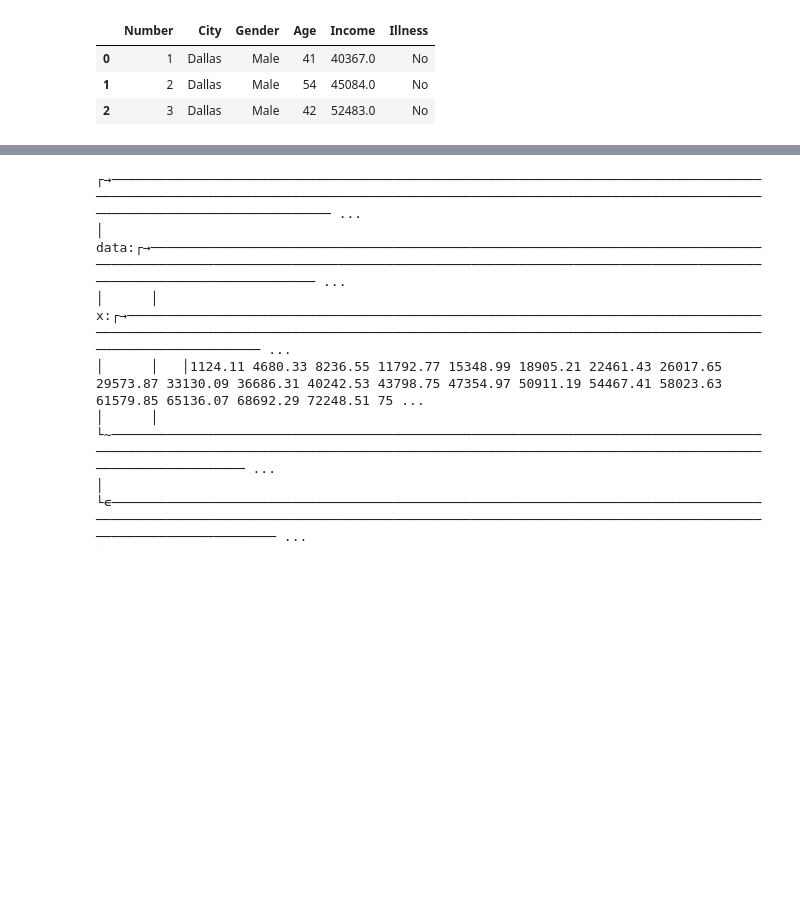
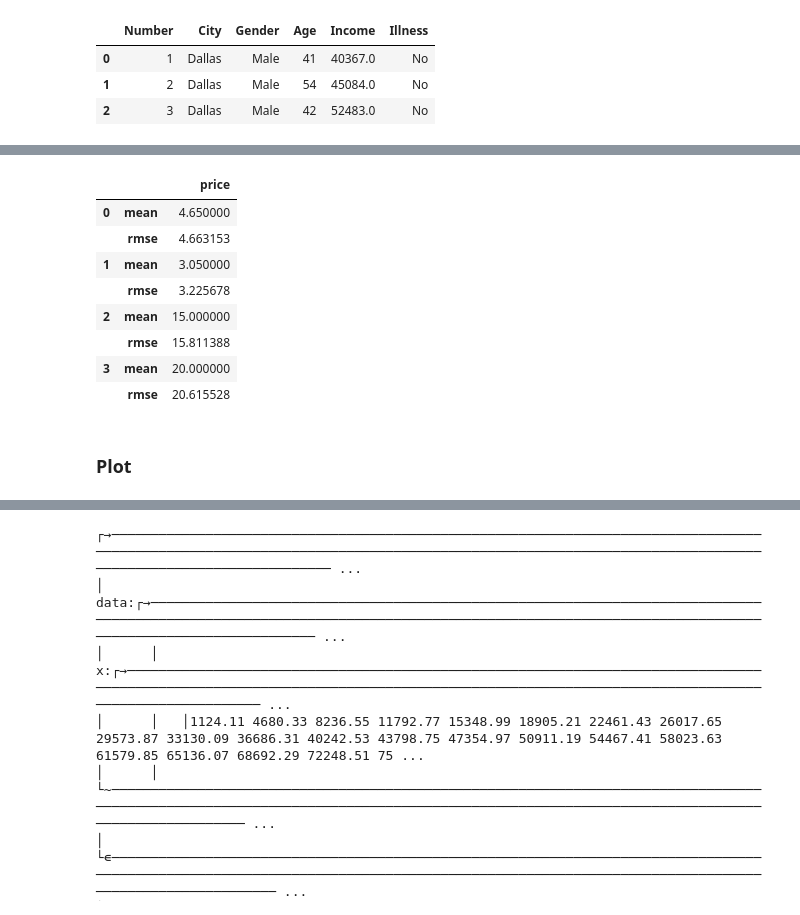
Before and after one commit to AnswerDotAI/basedtab, a Jupyter notebook: nbs/index.ipynb, the cells around one changed output, grey strips where cells are left out. Drawn from its saved outputs; the diff is of its cells as text; code cells hidden in the pictures; blank space fills up the shorter version.

```diff
--- a/nbs/index.ipynb
+++ b/nbs/index.ipynb
@@ -82,0 +112,14 @@ bf.head(100).groupby("Gender", ["Age", "Income"], mean=MEAN, rmse=RMSE)
+# %%
+ts.rolling("price", size=2, step=2, mean=MEAN, rmse=RMSE).df
+# %% [output]
+|  |  | price |
+| 0 | mean | 4.650000 |
+|  | rmse | 4.663153 |
+| 1 | mean | 3.050000 |
+|  | rmse | 3.225678 |
+| 2 | mean | 15.000000 |
+|  | rmse | 15.811388 |
+| 3 | mean | 20.000000 |
+|  | rmse | 20.615528 |
+# %% [markdown]
+### Plot
```
Also changed, not shown: parts of 9 cells of this notebook, 7 other files.
